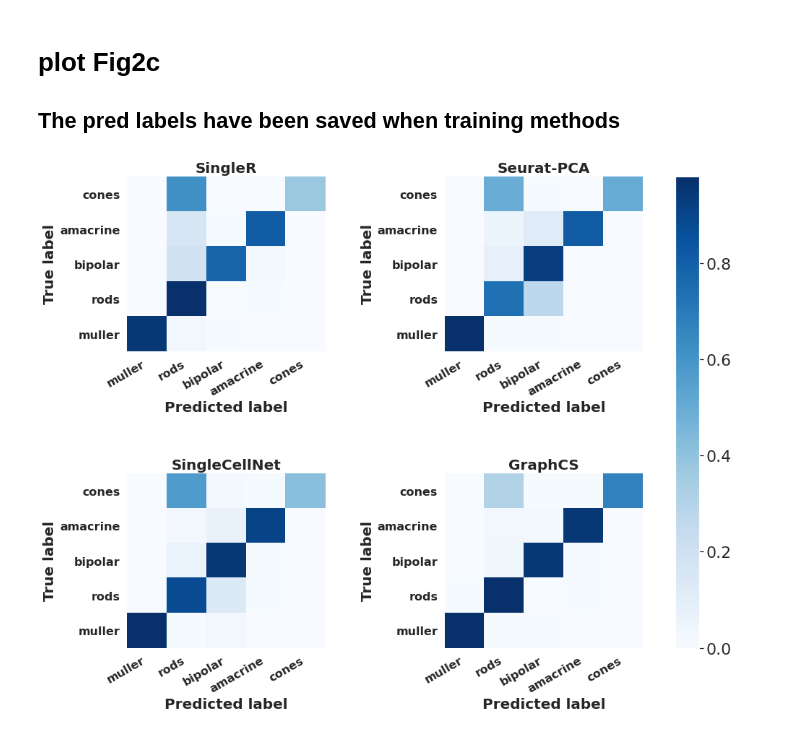
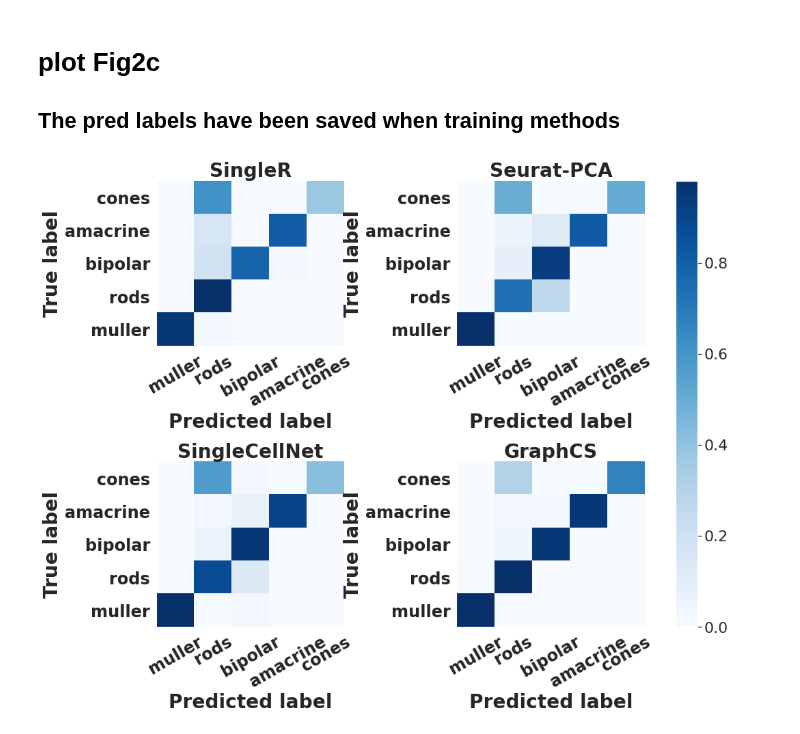
Before and after one commit to biomed-AI/GraphCS, a Jupyter notebook: reproducibility/Fig2c.ipynb, the cells around one changed output. Saved outputs shown, nothing was run; the diff lists cells and outputs as text; code cells hidden in the pictures.

```diff
--- a/reproducibility/Fig2c.ipynb
+++ b/reproducibility/Fig2c.ipynb
@@ -24,12 +24,12 @@ def plot_sub(names, mat, title, ax):
     weight = 'bold'
     sns.set()
     h = sns.heatmap(mat.round(2), annot=False, ax=ax, cmap="Blues", annot_kws={'size': 16}, cbar=False)  #
-    label_size=20
-    tick_size=16
+    label_size=28
+    tick_size=24
     ax.set_title(title, fontsize=label_size,fontweight=weight)  #
     ax.set_xlabel('Predicted label', fontsize=label_size,fontweight=weight)  #
     ax.set_ylabel('True label', fontsize=label_size,fontweight=weight)  #
-    ax.set_xticklabels(names, fontsize=tick_size, rotation=30,weight=weight, ha="right")  #
+    ax.set_xticklabels(names, fontsize=tick_size, rotation=30,weight=weight)  #
     ax.set_yticklabels(names[::-1], fontsize=tick_size, rotation=0,weight=weight)  #
     return h
 # %%
@@ -59,18 +59,18 @@ def plot44(names, mat_list, title_list):
 # %%
 method=['SingleR','Seurat-PCA','SingleCellNet','GraphCS']
 base='./competing_methods/pred_label_result/'
 data=[base+i+'_mouse_retina.csv' for i in method]
 mat=[pd.read_csv(data[i], header=0, index_col=None) for i in range(4)]
 confused=[]
-type=["muller", "rods", "bipolar", "amacrine", "cones"]
+cls=["muller", "rods", "bipolar", "amacrine", "cones"]
 for i in mat:
-    idx={type[-(k+1)]:k for k in range(len(type))}
-    col={type[k]:k for k in range(len(type))}
-    tmp=np.zeros((len(true_type),len(pred_type)),'float')
+    idx={cls[-(k+1)]:k for k in range(len(cls))}
+    col={cls[k]:k for k in range(len(cls))}
+    tmp=np.zeros((len(cls),len(cls)),'float')
     for k in range(len(i)):
         tmp[idx[i['true_label'][k]]][col[i['pred_label'][k]]]+=1
     tmp/=(tmp.sum(1)+1e-9)[:,None]
     confused.append(tmp)
-plot44(type, confused,method)
+plot44(cls, confused,method)
 # %% [output]
-[figure, old version]
+[figure, new version]
```
Also changed, not shown: parts of 3 cells of this notebook, 2 other files.
